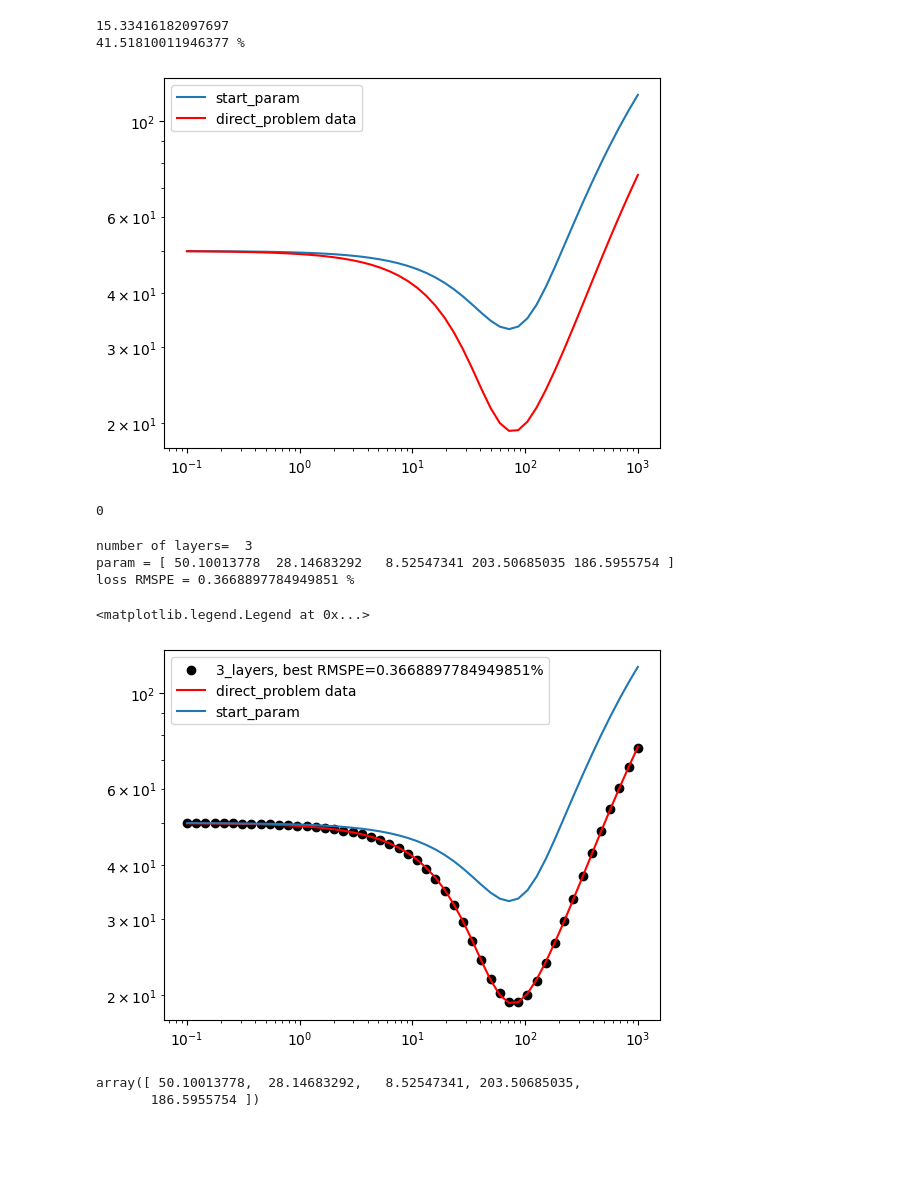
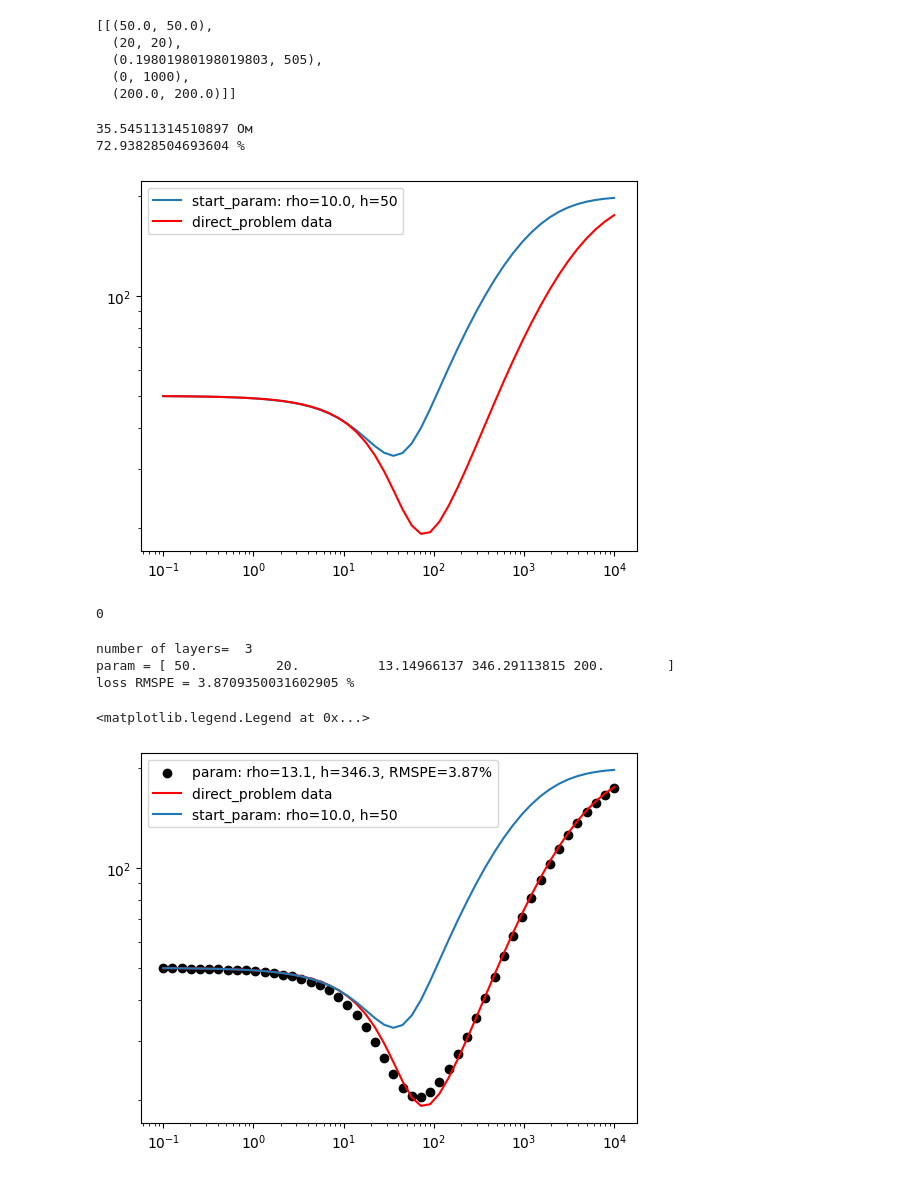
Before and after one commit to arty0mkha/electrical-prospecting, a Jupyter notebook: comparation.ipynb, the cells around one changed output. Saved outputs shown, nothing was run; the diff lists cells and outputs as text; code cells hidden in the pictures; blank space fills up the shorter version.

```diff
--- a/comparation.ipynb
+++ b/comparation.ipynb
@@ -7,8 +18,9 @@ from code import direct_problem as direct
 # %%
-r=np.logspace(-1,3,50)
-param=[50,20,
-       100,5,1,5,100,5,1,5,100,5,1,5,100,5,1,5,100,5,1,5,
-       200]
+rmin,rmax=0.1,10**4
+r=np.logspace(np.log10(rmin),np.log10(rmax),50)
+rho0,h0,rhoN=50,20,200
+rho1,rho2,thickness,N=100,1,5,5
+param=[rho0,h0] + [rho1,thickness, rho2,thickness]*N +[rhoN]
 method='U'
 
 resistance=[]
@@ -26,17 +29,30 @@ bound=[[(25,75), (10,50),
+# %%
+start=[[rho0,h0] + [(rho1*rho2)**0.5, 2*N*thickness] + [rhoN]]
+
+bound=[[(max(0,rho0-0.0),rho0+0.0), (max(0,h0-0),h0+0)] + [(1/(N/rho1+N/rho2),N*(rho1+rho2)), (0,1000)] + [(max(0,rhoN-0.0),rhoN+0.0)]]
+# %%
+#bound[0][3]=(2*N*thickness,2*N*thickness)
+bound
+# %% [output]
+[[(50.0, 50.0),
+  (20, 20),
+  (0.19801980198019803, 505),
+  (0, 1000),
+  (200.0, 200.0)]]
 # %%
 rk_start=[]
 for r_i in r:
     rk_start.append(direct.calculate_apparent_resistance(start[0],method,r_i,num_of_zeros=10*int(1+r_i/200)))
 rk_start=np.array(rk_start)
-plt.loglog(r,rk_start, label='start_param')
+plt.loglog(r,rk_start, label=f'start_param: rho={start[0][2]}, h={start[0][3]}')
 plt.loglog(r,resistance,c='red', label='direct_problem data')
 plt.legend()
-print(inv.RMSE(rk_start,resistance))
+print(inv.RMSE(rk_start,resistance),'Ом')
 print(inv.RMSPE(rk_start,resistance),'%')
 # %% [output]
-15.33416182097697
-41.51810011946377 %
+35.54511314510897 Ом
+72.93828504693604 %
-[figure, old version]
+[figure, new version]
 # %%
 N_layers_list=[3]
 loss='RMSPE'
@@ -51,13 +67,13 @@ print(ind)
 #Вывод количества слоёв в модели, её параметров и полученной ошибки
 t=''
 if loss=="RMSPE": t='%'
-
+if loss=="RMSE": t='Ом'
 for i in range (len(N_layers_list)):
     print('\nnumber of layers= ', N_layers_list[i], '\nparam =', results[i].x, f'\nloss {loss} =', results[i].fun,t)
 # %% [output]
 number of layers=  3
-param = [ 50.10013778  28.14683292   8.52547341 203.50685035 186.5955754 ]
-loss RMSPE = 0.3668897784949851 %
+param = [ 50.          20.          13.14966137 346.29113815 200.        ]
+loss RMSPE = 3.8709350031602905 %
 # %%
 # Визуализация
 for i in range(len(N_layers_list)):
@@ -66,16 +82,11 @@ for i in range(len(N_layers_list)):
         rk.append(direct.calculate_apparent_resistance(results[i].x,method,r_i,num_of_zeros=10*int(1+r_i/200)))
     rk=np.array(rk)
     if i==ind:
-        plt.scatter(r,rk, c='black',label=f'{N_layers_list[i]}_layers, best {loss}={results[i].fun}{t}')
+        plt.scatter(r,rk, c='black',label=f'param: rho={round(results[i].x[2],1)}, h={round(results[i].x[3],1)}, {loss}={round(results[i].fun,2)}{t}')
     else: plt.loglog(r,rk, label=f'{N_layers_list[i]}_layers')
 plt.loglog(r,resistance,c='red', label='direct_problem data')
-plt.loglog(r,rk_start, label='start_param')
+plt.loglog(r,rk_start, label=f'start_param: rho={start[0][2]}, h={start[0][3]}')
 plt.legend()
 # %% [output]
 <matplotlib.legend.Legend at 0x...>
-[figure, old version]
+[figure, new version]
-# %%
-results[0].x
-# %% [output]
-array([ 50.10013778,  28.14683292,   8.52547341, 203.50685035,
-       186.5955754 ])
```
Also changed, not shown: parts of 4 cells of this notebook.
